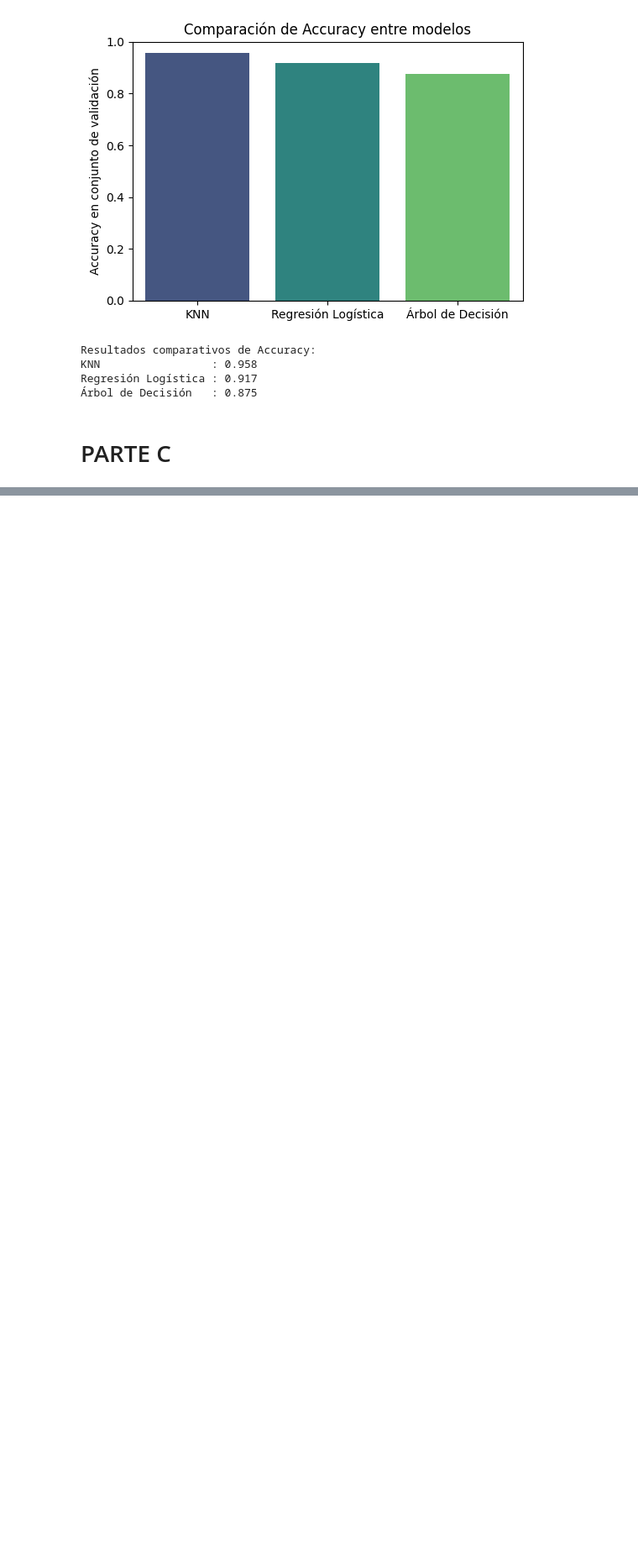
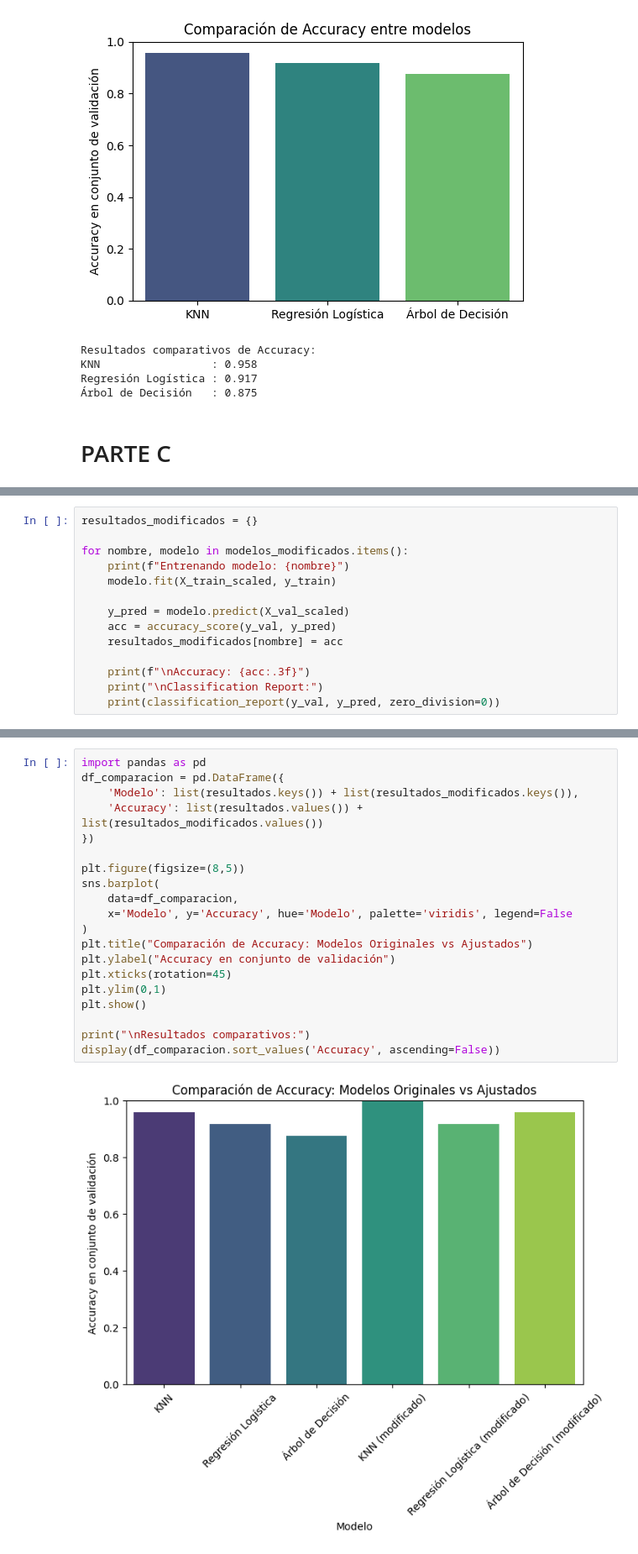
Before and after one commit to AnaMenoni/Practico-2-Analisis-de-Datos, a Jupyter notebook: practico 5/parte 1/estrellas.ipynb, the cells around one changed output, grey strips where cells are left out. Shown at 84% size. Cells and saved outputs as stored; diff of their text form; blank space fills up the shorter version.

```diff
--- a/practico 5/parte 1/estrellas.ipynb
+++ b/practico 5/parte 1/estrellas.ipynb
@@ -300,0 +332,14 @@ Regresión Logística : 0.917
+# %%
+resultados_modificados = {}
+
+for nombre, modelo in modelos_modificados.items():
+    print(f"Entrenando modelo: {nombre}")
+    modelo.fit(X_train_scaled, y_train)
+
+    y_pred = modelo.predict(X_val_scaled)
+    acc = accuracy_score(y_val, y_pred)
+    resultados_modificados[nombre] = acc
+
+    print(f"\nAccuracy: {acc:.3f}")
+    print("\nClassification Report:")
+    print(classification_report(y_val, y_pred, zero_division=0))
@@ -300,0 +366,22 @@ Regresión Logística : 0.917
+# %%
+import pandas as pd
+df_comparacion = pd.DataFrame({
+    'Modelo': list(resultados.keys()) + list(resultados_modificados.keys()),
+    'Accuracy': list(resultados.values()) + list(resultados_modificados.values())
+})
+
+plt.figure(figsize=(8,5))
+sns.barplot(
+    data=df_comparacion,
+    x='Modelo', y='Accuracy', hue='Modelo', palette='viridis', legend=False
+)
+plt.title("Comparación de Accuracy: Modelos Originales vs Ajustados")
+plt.ylabel("Accuracy en conjunto de validación")
+plt.xticks(rotation=45)
+plt.ylim(0,1)
+plt.show()
+
+print("\nResultados comparativos:")
+display(df_comparacion.sort_values('Accuracy', ascending=False))
+# %% [output]
+[figure, added]
```
Also changed, not shown: parts of 6 cells of this notebook, 1 other file.
